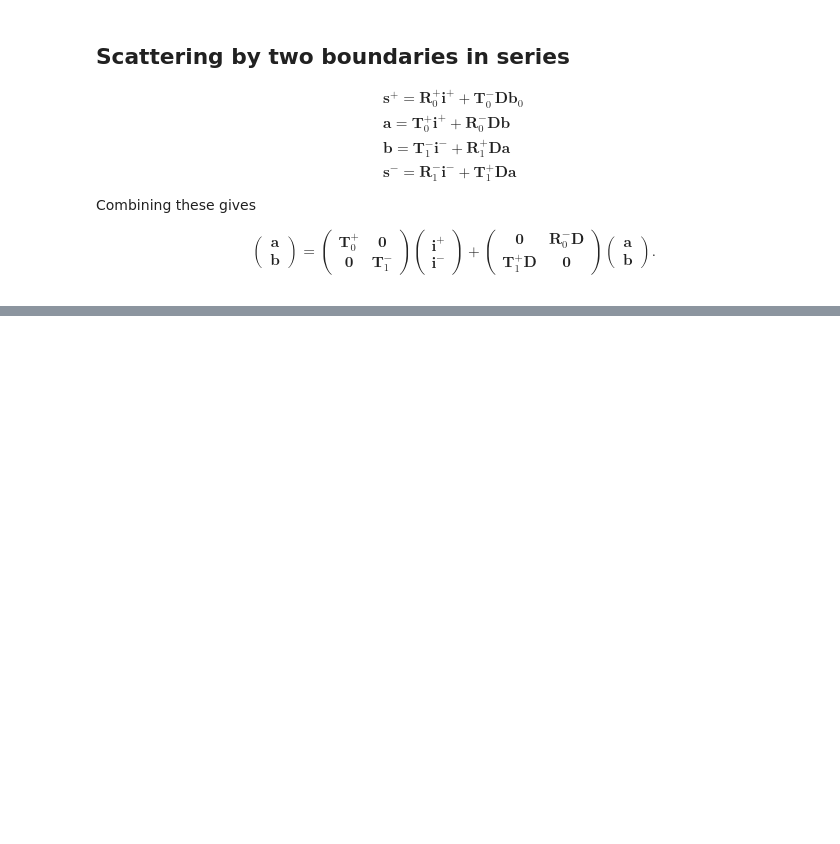
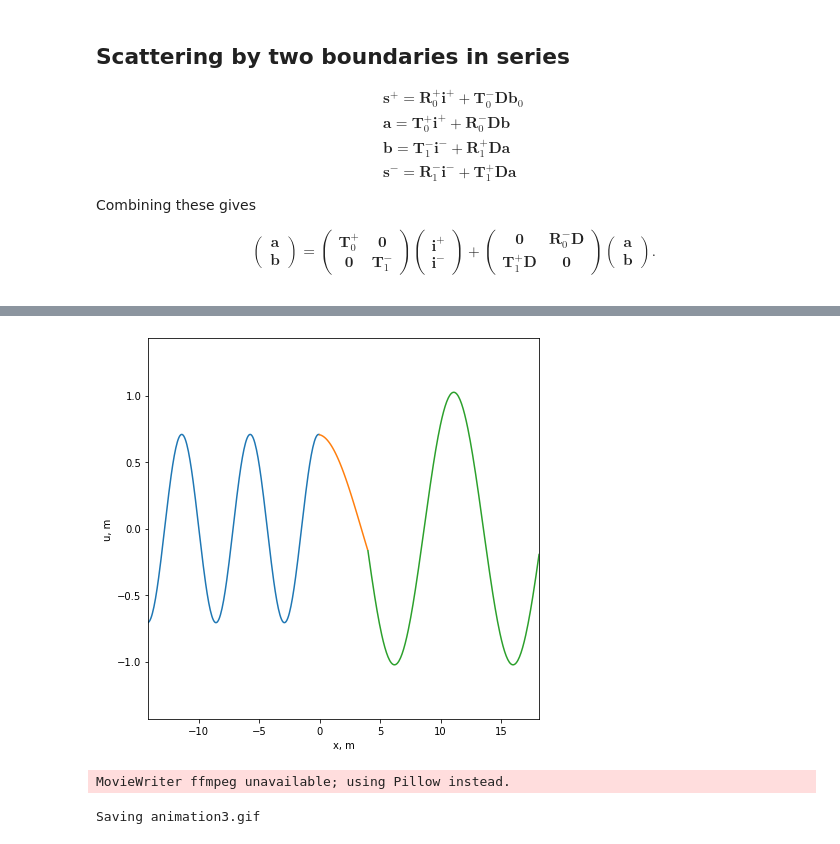
Before and after one commit to tdcwilliams/pywave, a Jupyter notebook: notebooks/waves-string-scattering.ipynb, the cells around one changed output, grey strips where cells are left out. Drawn from its saved outputs; the diff is of its cells as text; code cells hidden in the pictures; blank space fills up the shorter version.

```diff
--- a/notebooks/waves-string-scattering.ipynb
+++ b/notebooks/waves-string-scattering.ipynb
@@ -678,0 +965,6 @@ where
+# %%
+ms.animate_displacement('animation3.gif')
+# %% [output]
+[figure, added]
+MovieWriter ffmpeg unavailable; using Pillow instead.
+Saving animation3.gif
```
Also changed, not shown: parts of 24 cells of this notebook.
